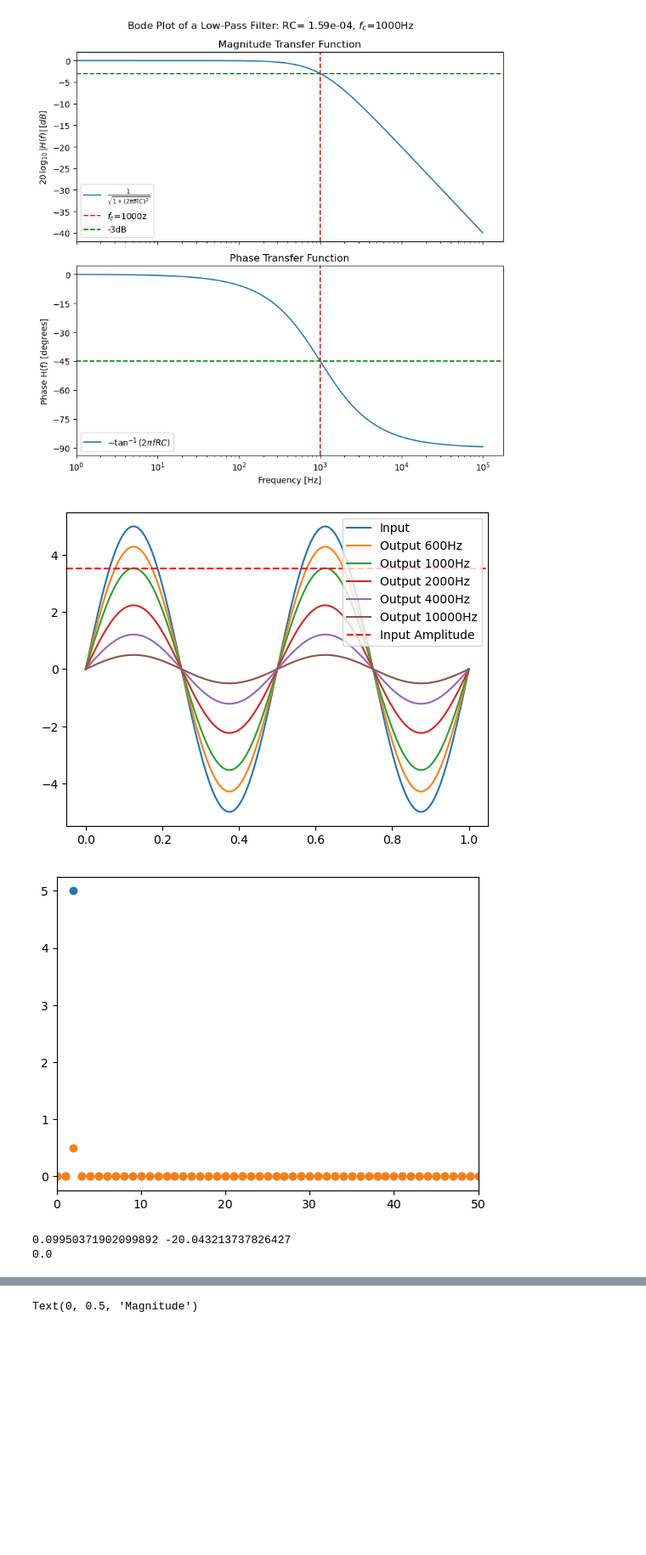
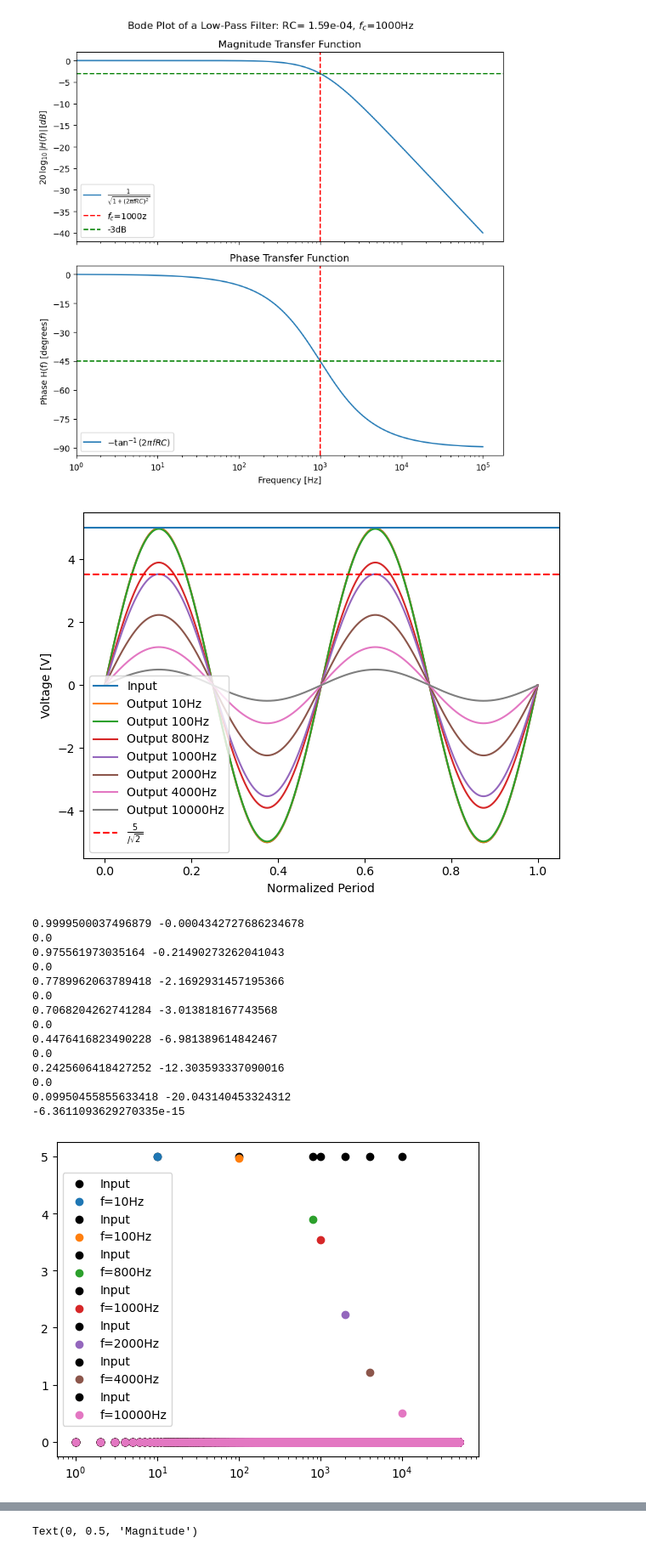
Before and after one commit to TapWhite/PE1, a Jupyter notebook: PE_sessions/PE_session_4/Voorbereiding.ipynb, the cells around one changed output, grey strips where cells are left out. Shown: that part at 85% size. Saved outputs shown, nothing was run; the diff lists cells and outputs as text; code cells hidden in the pictures; blank space fills up the shorter version.

```diff
--- a/PE_sessions/PE_session_4/Voorbereiding.ipynb
+++ b/PE_sessions/PE_session_4/Voorbereiding.ipynb
@@ -384,47 +384,73 @@ plt.show()
 # %%
 daq = MyDAQ()
 
 samplerate = 100000
 frequency = 2
 amplitude = 5
 
 
-frequencies= [600, 1000, 2000, 4000, 10000]
+frequencies= [10,100,800, 1000, 2000, 4000, 10000]
 cut_off = 1000
 RC = 1 / (2 * np.pi * cut_off)
 x_in, y_in = daq.generateWaveform('sine', samplerate, frequency, amplitude)
 plt.plot(x_in, y_in, label='Input')
 for f in frequencies:
     x_out, y_out = daq.generateWaveform('sine', samplerate, frequency, 5*H(f, RC))#phase=phi(f, RC), phaseInDegrees=False)
     plt.plot(x_out, y_out, label=f'Output {f}Hz')
 
-plt.axhline(5/np.sqrt(2), color='red', linestyle='--', label='Input Amplitude')
+
+plt.axhline(5)
+plt.axhline(5/np.sqrt(2), color='red', linestyle='--', label=r'$\frac{5}{/\sqrt{2}}$')
+plt.xlabel('Normalized Period')
+plt.ylabel('Voltage [V]')
 plt.legend()
-plt.show()
-freqs_in, fft_in = daq.performRFFT(y_in, samplerate)
-freqs_out, fft_out = daq.performRFFT(y_out, samplerate)
-
-plt.scatter(freqs_in, np.abs(fft_in))
-plt.scatter(freqs_out, np.abs(fft_out))
-plt.xlim(0,50)
+plt.tight_layout()
 plt.show()
 
-power_in = daq.power(freqs_in, fft_in, frequency, 10)
-power_out = daq.power(freqs_out, fft_out, frequency, 10)
-H_mag = np.sqrt(power_out / power_in)
-print(H_mag, 20*np.log10(H_mag))
+for f in frequencies:
+    x_out, y_out = daq.generateWaveform('sine', samplerate, f, 5*H(f, RC))#phase=phi(f, RC), phaseInDegrees=False)
+    x_in, y_in = daq.generateWaveform('sine', samplerate, f, amplitude)
+    freqs_in, fft_in = daq.performRFFT(y_in, samplerate)
+    freqs_out, fft_out = daq.performRFFT(y_out, samplerate)
 
-fft_peak = np.argmax(np.abs(fft_in))
-phase_in = np.angle(fft_in)[fft_peak]
-phase_out = np.angle(fft_out)[fft_peak]
-h_arg = phase_out - phase_in
+    plt.scatter(freqs_in, np.abs(fft_in), color='black', label='Input')
+    plt.scatter(freqs_out, np.abs(fft_out), label=f'f={f}Hz')
 
-print(np.rad2deg(h_arg))
+
+
+    power_in = daq.power(freqs_in, fft_in, frequency, 10)
+    power_out = daq.power(freqs_out, fft_out, frequency, 10)
+    H_mag = np.sqrt(power_out / power_in)
+    print(H_mag, 20*np.log10(H_mag))
+
+    fft_peak = np.argmax(np.abs(fft_in))
+    phase_in = np.angle(fft_in)[fft_peak]
+    phase_out = np.angle(fft_out)[fft_peak]
+    h_arg = phase_out - phase_in
+
+    print(np.rad2deg(h_arg))
+
+plt.xscale('log')
+plt.legend()
+plt.savefig('pdf/frequency_response.png')
+plt.show()
 # %% [output]
-[figure, old version]
+[figure, new version]
+0.9999500037496879 -0.0004342727686234678
+0.0
+0.975561973035164 -0.21490273262041043
+0.0
+0.7789962063789418 -2.1692931457195366
+0.0
+0.7068204262741284 -3.013818167743568
+0.0
+0.4476416823490228 -6.981389614842467
+0.0
+0.2425606418427252 -12.303593337090016
+0.0
+0.09950455855633418 -20.043140453324312
+-6.3611093629270335e-15
-[figure, old version]
+[figure, new version]
-0.09950371902099892 -20.043213737826427
-0.0
 # %%
 complex_H_values = H_values * np.exp(1j * phi_values)
 
```
Also changed, not shown: 5 other files.
